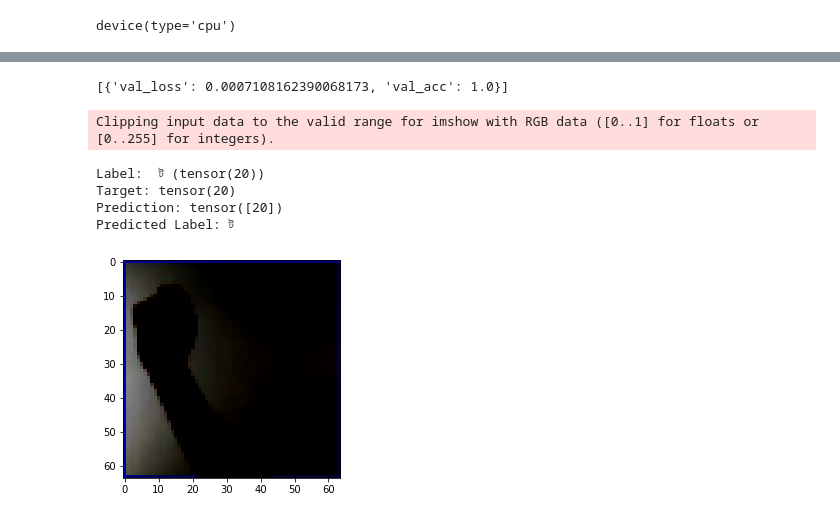
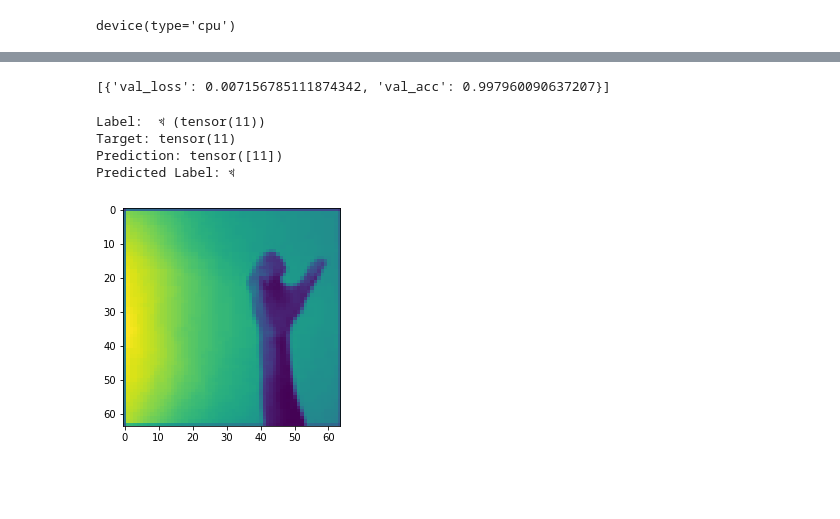
Before and after one commit to HumayanKabir-re/CSE499, a Jupyter notebook: Code/BSL/BSL CNN - 3.ipynb, the cells around one changed output, grey strips where cells are left out. Cells and saved outputs as stored; diff of their text form; code cells hidden in the pictures; blank space fills up the shorter version.

Commit message:
Update to training BSL CNN file
Images are transformed to greyscale before training. Updated the model.

```diff
--- a/Code/BSL/BSL CNN - 3.ipynb
+++ b/Code/BSL/BSL CNN - 3.ipynb
@@ -25,8 +25,9 @@ classes = os.listdir(data_dir + "/train/train")
 transform = tt.Compose(
     [
         tt.Resize(64), #was 32
+        tt.Grayscale(num_output_channels=1),
         tt.ToTensor(),
-        tt.Normalize((0.5, 0.5, 0.5), (0.5, 0.5, 0.5))
+        tt.Normalize([0.5], [0.5])
     ]
 )
 dataset = ImageFolder(data_dir+"/train/train", transform)
@@ -41,8 +42,8 @@ print(len(dataset))
 # %% [output]
 27996
 # %%
-val_size = 200
-test_size =200
+val_size = 2800
+test_size =2800
 train_size = len(dataset) - val_size - test_size
 
 train_ds, val_ds, test_ds = random_split(dataset, [train_size, val_size, test_size])
@@ -94,7 +94,7 @@ device
 # %% [output]
 device(type='cpu')
 # %%
-batch_size=64
+batch_size= 256
 
 train_dl = DataLoader(train_ds, batch_size, shuffle=True, num_workers=4, pin_memory=True)
 val_dl = DataLoader(val_ds, batch_size*2, shuffle=True, num_workers=4, pin_memory=True)
@@ -150,29 +150,33 @@ class ASLModel(ImageClassificationBase):
     def __init__(self):
         super().__init__()
         self.network = nn.Sequential(
-                                # input: 3 x 64 x 64
-            nn.Conv2d(3, 64, kernel_size=3, padding=1),
+                                # input: 256 x 1 x 64 x 64
+            nn.Conv2d(1, 32, kernel_size=3, padding=1),
             nn.ReLU(),
-            nn.MaxPool2d(2, 2), # output: 64 x 32 x 32
+            nn.MaxPool2d(2, 2), # output: 32 x 32 x 32
+
+            nn.Conv2d(32, 64, kernel_size=3, stride=1, padding=1),
+            nn.ReLU(),
+            nn.MaxPool2d(2, 2), # output: 64 x 16 x 16
 
             nn.Conv2d(64, 128, kernel_size=3, stride=1, padding=1),
             nn.ReLU(),
-            nn.MaxPool2d(2, 2), # output: 128 x 16 x 16
+            nn.Dropout(0.25),  # output: 128 x 16 x 16
 
             nn.Conv2d(128, 256, kernel_size=3, stride=1, padding=1),
             nn.ReLU(),
-            nn.Dropout(0.25),  # output: 256 x 16 x 16
+            nn.MaxPool2d(2, 2),  # output: 256 x 8 x 8
 
-            nn.Conv2d(256, 512, kernel_size=3, stride=1, padding=1),
+            nn.Conv2d(256, 384, kernel_size=3, stride=1, padding=1),
             nn.ReLU(),
-            nn.MaxPool2d(2, 2),  # output: 512 x 8 x 8
+            nn.MaxPool2d(2, 2),  # output: 384 x 4 x 4
+
+            nn.Conv2d(384, 512, kernel_size=3, stride=1, padding=1),
+            nn.ReLU(),
+            nn.MaxPool2d(2, 2),  # output: 512 x 2 x 2
 
             nn.Flatten(),
-            nn.Linear(512*8*8, 1024), # output: (1024*1*1)
-            nn.ReLU(),
-            nn.Linear(1024, 512),
-            nn.ReLU(),
-            nn.Linear(512, 30))
+            nn.Linear(512*2*2, 30))
 
     def forward(self, xb):
         return self.network(xb)
@@ -278,7 +282,7 @@ plot_losses(history)
 history = [evaluate(model, test_dl)]
 history
 # %% [output]
-[{'val_loss': 0.0007108162390068173, 'val_acc': 1.0}]
+[{'val_loss': 0.007156785111874342, 'val_acc': 0.997960090637207}]
 # %%
 torch.save(model.state_dict(), 'CNN0.pth')
 # %%
@@ -294,12 +298,11 @@ def predict_single(input, target, model):
 # %%
 for input, label in test_dl:
     show_example(input[10].cpu(), label[10].cpu())
-    predict_single(input[10].view(1, 3, 64, 64), label[10], model) # Was predict_single(input[0].view(1, 3, 32, 32)
+    predict_single(input[10].view(1, 1, 64, 64), label[10], model) # Was predict_single(input[0].view(1, 3, 32, 32)
     break
 # %% [output]
-Clipping input data to the valid range for imshow with RGB data ([0..1] for floats or [0..255] for integers).
+Label:  খ (tensor(11))
+Target: tensor(11)
+Prediction: tensor([11])
+Predicted Label: খ
-Label:  ট (tensor(20))
-Target: tensor(20)
-Prediction: tensor([20])
-Predicted Label: ট
-[figure, old version]
+[figure, new version]
```
Also changed, not shown: parts of 10 cells of this notebook.
